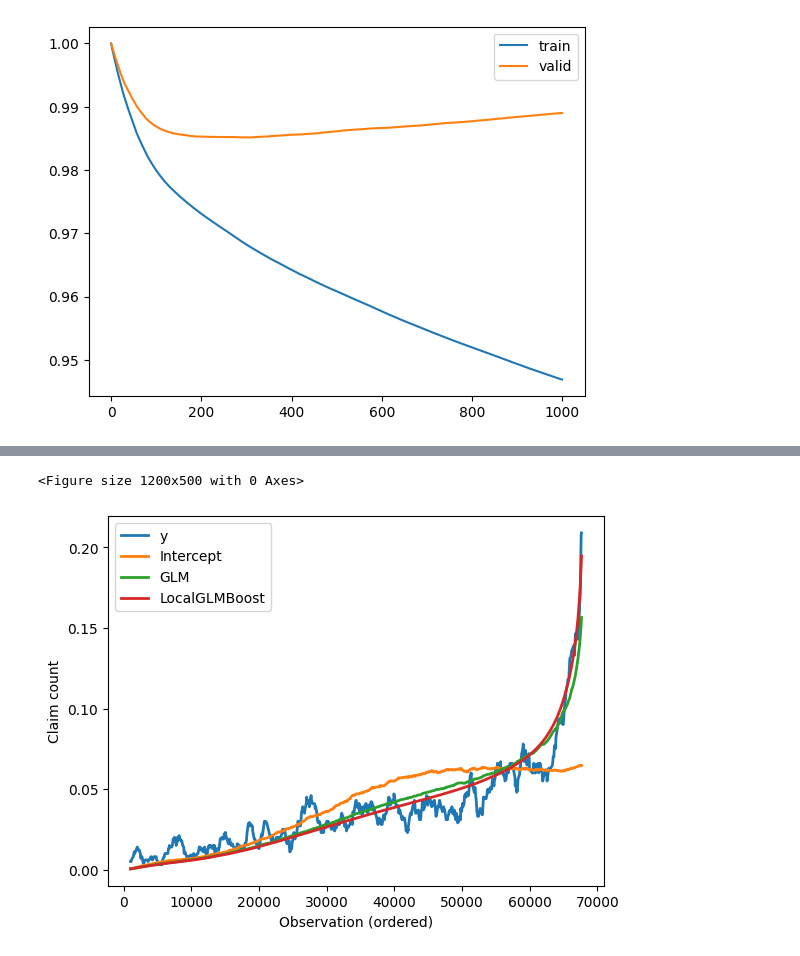
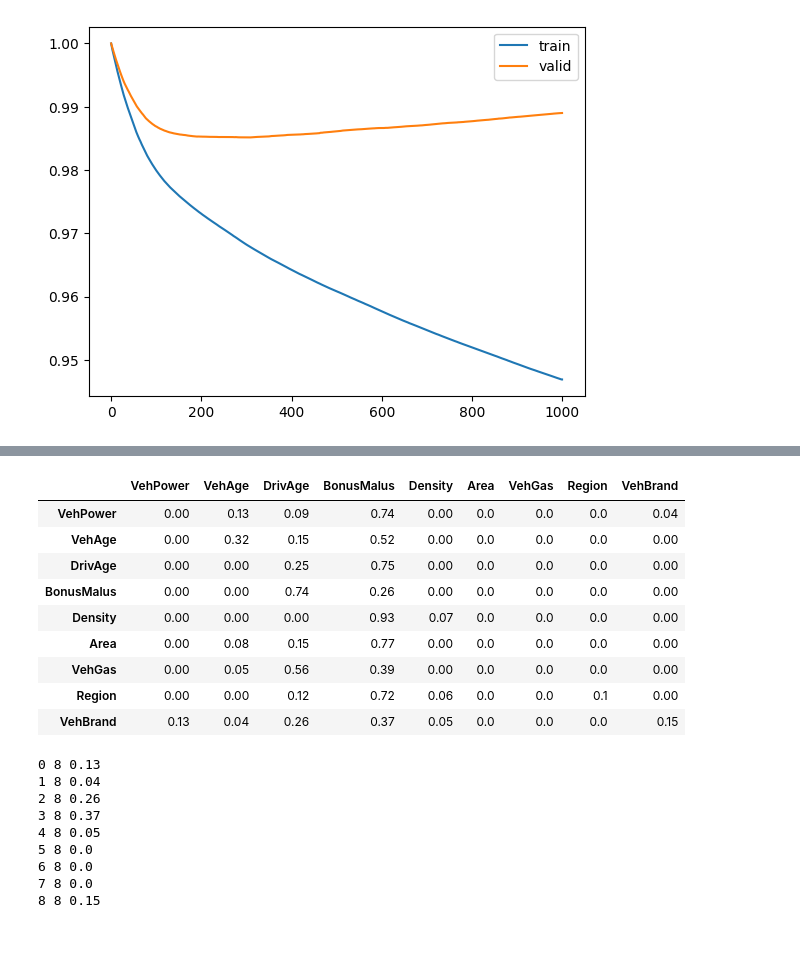
Before and after one commit to henningzakrisson/local-glm-boost, a Jupyter notebook: notebooks/look_at_results.ipynb, the cells around one changed output, grey strips where cells are left out. Saved outputs shown, nothing was run; the diff lists cells and outputs as text; code cells hidden in the pictures.

Commit message:
save fi

```diff
--- a/notebooks/look_at_results.ipynb
+++ b/notebooks/look_at_results.ipynb
@@ -105,19 +101,46 @@ prediction_results.plot()
-# %%
-# Sample the data
-sampled_predictions = prediction_results.sample(1000)
-sampled_predictions.sort_values('local-glm-boost', inplace=True)
-
-plt.figure(figsize=(12,5))
-# Replace the column names with the names of the models
-sampled_predictions.columns = ['y','Intercept','GLM','LocalGLMBoost']
-# Plot the data with thicker lines
-sampled_predictions.plot(linewidth=2);
-# Add x-axis label "Observation (ordered)"
-plt.xlabel('Observation (ordered)');
-# Change the y-axis label to "Claim count (rolling average)"
-plt.ylabel('Claim count');
-# Save as tikz
-tikzplotlib.save(folder_path + 'real_data_predictions.tex')
-# %% [output]
-<Figure size 1200x500 with 0 Axes>
-[figure, removed]
+# %%
+feature_importances_og = pd.read_csv(folder_path + 'feature_importances.csv', index_col=0)
+feature_importances = feature_importances_og.copy().dropna()
+
+reg_columns = [feature for feature in feature_importances.columns if feature.startswith('Region')]
+feature_importances['Region'] = feature_importances[reg_columns].sum(axis=1)
+feature_importances.drop(reg_columns, axis=1, inplace=True)
+reg_index = [feature for feature in feature_importances.index if feature.startswith('Region')]
+feature_importances.loc['Region'] = feature_importances.loc[reg_index].mean(axis=0)
+feature_importances.drop(reg_index, axis=0, inplace=True)
+
+veh_columns = [feature for feature in feature_importances.columns if feature.startswith('VehBrand')]
+feature_importances['VehBrand'] = feature_importances[veh_columns].sum(axis=1)
+feature_importances.drop(veh_columns, axis=1, inplace=True)
+veh_index = [feature for feature in feature_importances.index if feature.startswith('VehBrand')]
+feature_importances.loc['VehBrand'] = feature_importances.loc[veh_index].mean(axis=0)
+feature_importances.drop(veh_index, axis=0, inplace=True)
+
+feature_importances.round(2)
+# %% [output]
+|  | VehPower | VehAge | DrivAge | BonusMalus | Density | Area | VehGas | Region | VehBrand |
+| VehPower | 0.00 | 0.13 | 0.09 | 0.74 | 0.00 | 0.0 | 0.0 | 0.0 | 0.04 |
+| VehAge | 0.00 | 0.32 | 0.15 | 0.52 | 0.00 | 0.0 | 0.0 | 0.0 | 0.00 |
+| DrivAge | 0.00 | 0.00 | 0.25 | 0.75 | 0.00 | 0.0 | 0.0 | 0.0 | 0.00 |
+| BonusMalus | 0.00 | 0.00 | 0.74 | 0.26 | 0.00 | 0.0 | 0.0 | 0.0 | 0.00 |
+| Density | 0.00 | 0.00 | 0.00 | 0.93 | 0.07 | 0.0 | 0.0 | 0.0 | 0.00 |
+| Area | 0.00 | 0.08 | 0.15 | 0.77 | 0.00 | 0.0 | 0.0 | 0.0 | 0.00 |
+| VehGas | 0.00 | 0.05 | 0.56 | 0.39 | 0.00 | 0.0 | 0.0 | 0.0 | 0.00 |
+| Region | 0.00 | 0.00 | 0.12 | 0.72 | 0.06 | 0.0 | 0.0 | 0.1 | 0.00 |
+| VehBrand | 0.13 | 0.04 | 0.26 | 0.37 | 0.05 | 0.0 | 0.0 | 0.0 | 0.15 |
+# %%
+veh_values = feature_importances.loc['VehBrand'].round(2).values
+
+for i, value in enumerate(veh_values):
+    string = f'{i} 8 {value}'
+    print(string)
+# %% [output]
+0 8 0.13
+1 8 0.04
+2 8 0.26
+3 8 0.37
+4 8 0.05
+5 8 0.0
+6 8 0.0
+7 8 0.0
+8 8 0.15
```
Also changed, not shown: parts of 6 cells of this notebook, 2 other files.
